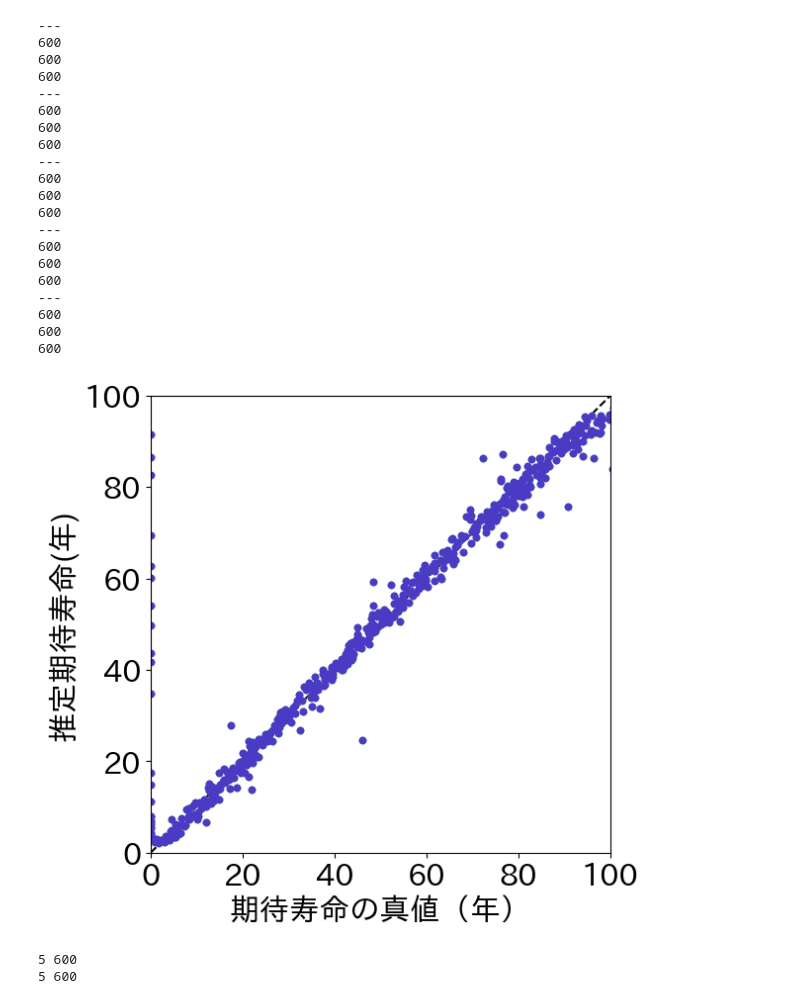
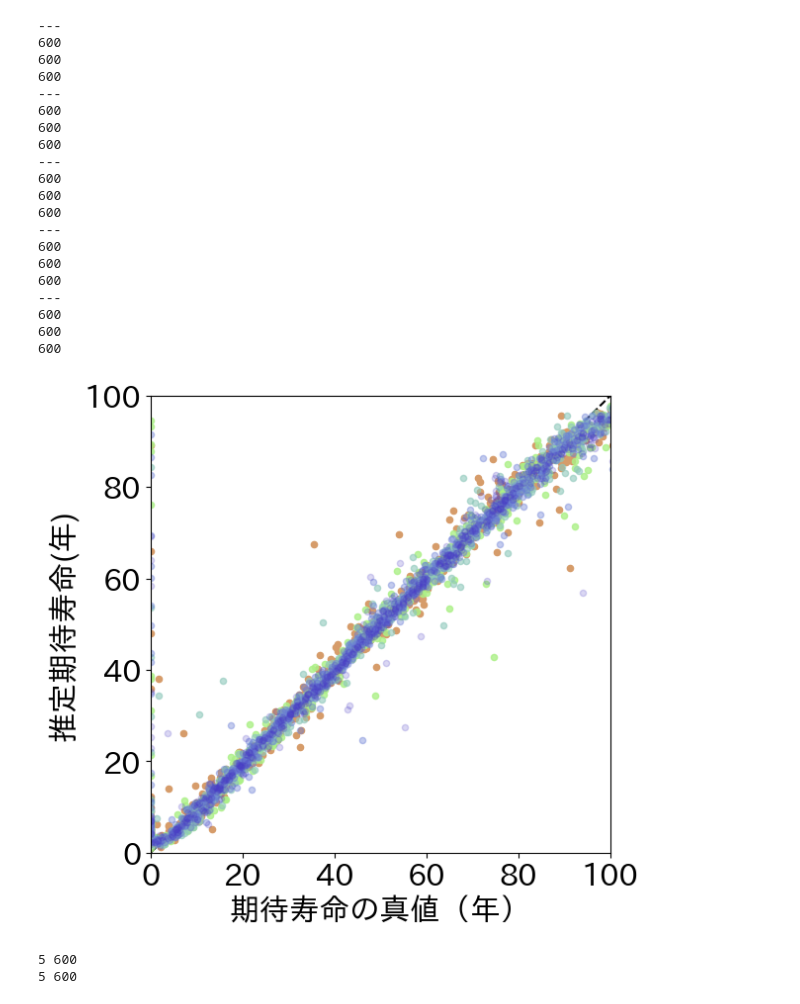
Before and after one commit to natsuki0720/CTMCxDeepSets_portfolio, a Jupyter notebook: notebooks/evaluate_mixed_model.ipynb, the cells around one changed output. Saved outputs shown, nothing was run; the diff lists cells and outputs as text; code cells hidden in the pictures.

```diff
--- a/notebooks/evaluate_mixed_model.ipynb
+++ b/notebooks/evaluate_mixed_model.ipynb
@@ -18,6 +19,6 @@ np.set_printoptions(suppress=True)
 # %%
 # load virtual data
-data_dir = "/media/user/TRANSCEND/datas/testdata_n800"
+# data_dir = "/media/user/TRANSCEND/datas/testdata_n800"
 # data_dir = "/Volumes/TRANSCEND/datas/test_data"
 test_states = []
 test_del_t = []
@@ -41,15 +42,15 @@ def process_file(file_path, states_sets, delt_sets, true_sets,targets_sets):
         true_vec = np.array(formater.GetOutputVector_byDiagonal(true_trm))
 
         ll_trm = tm.trim_transitionRateMatrix(start = 4, end = 8)
+        ll_vec = np.array(formater.GetOutputVector_byDiagonal(ll_trm))
         data = tm.trim_data(start = 8)
-        output_vec = np.array(formater.GetOutputVector_byDiagonal(ll_trm))
 
         # state: shape (2, num_samples_i)
         state = np.stack([data[:, 0], data[:, 1]], axis=0)
         states_sets.append(state)
         delt_sets.append(data[:, 2])
         true_sets.append(true_vec)
-        targets_sets.append(output_vec)
+        targets_sets.append(ll_vec)
 
     except Exception as e:
         print(f"❌ Skipping file: {file_path} (Reason: {e})")
@@ -117,6 +118,7 @@ del_t_sets = []
 true_sets = []
 targets_sets = []
 for dataset_size in dataset_list:
+    data_dir = f"/media/user/TRANSCEND/datas/testdata_n{str(dataset_size)}"
     states = []
     del_ts = []
     trues = []
@@ -276,36 +266,36 @@ for i in range(len(dataset_list)):
     print(len(ll_lifespan_sets[i]))
     print(len(outs_lifespan_sets[i]))
     print(len(loss_lists[i]))
     df = pd.DataFrame({
-        "true": ll_lifespan_sets[i],
+        "ll": ll_lifespan_sets[i],
         "pred": outs_lifespan_sets[i],
         "loss": loss_lists[i],
     })
-    plt.scatter(df["true"],df["pred"],color = color_list[i],edgecolors=color_list[i],s = 20,  zorder= 1)
+    plt.scatter(df["ll"],df["pred"],color = color_list[i],edgecolors=color_list[i],s = 20,  alpha=0.2*(5-i))
 # plt.scatter(df["true"],df["pred"],color = "#d69c6a",edgecolors="#d79e6b",s = 20,  zorder= 1)
 plt.show()
 # %% [output]
 ---
 600
 600
 600
 ---
 600
 600
 600
 ---
 600
 600
 600
 ---
 600
 600
 600
 ---
 600
 600
 600
-[figure, old version]
+[figure, new version]
 # %%
 print(len(ll_lifespan_sets),len(ll_lifespan_sets[0]))
 print(len(true_lifespan_sets),len(true_lifespan_sets[0]))
```
Also changed, not shown: parts of 8 cells of this notebook.
